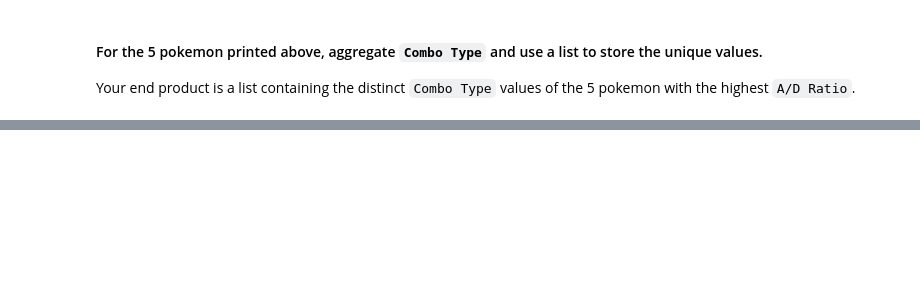
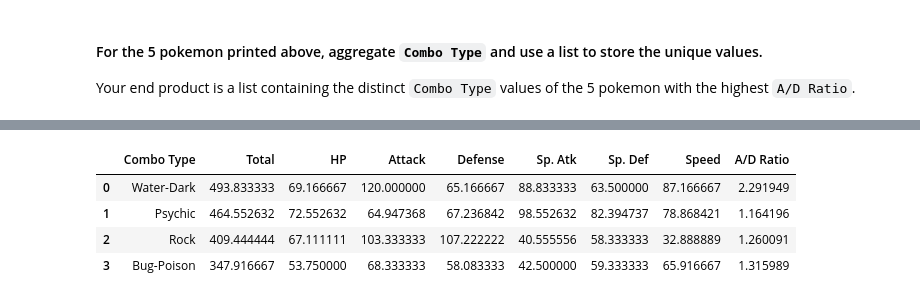
Before and after one commit to Malvagfr/dataptmad1121_labs, a Jupyter notebook: module-1/dataframe-calculations/your-code/challenge-1.ipynb, the cells around one changed output, grey strips where cells are left out. Saved outputs shown, nothing was run; the diff lists cells and outputs as text; code cells hidden in the pictures; blank space fills up the shorter version.

```diff
--- a/module-1/dataframe-calculations/your-code/challenge-1.ipynb
+++ b/module-1/dataframe-calculations/your-code/challenge-1.ipynb
@@ -118,0 +213,15 @@ Your output should look like below:
+# %%
+# your code here
+groupby_object=pokemon.groupby(pokemon['Combo Type'][pokemon['Combo Type'].isin(top_5_list)])
+# %%
+numeric_columns=['Total','HP','Attack','Defense','Sp. Atk','Sp. Def','Speed','A/D Ratio']
+# %%
+mean_scores = groupby_object[numeric_columns].mean().sort_values(by='Total', ascending=False).reset_index()
+# %%
+mean_scores
+# %% [output]
+|  | Combo Type | Total | HP | Attack | Defense | Sp. Atk | Sp. Def | Speed | A/D Ratio |
+| 0 | Water-Dark | 493.833333 | 69.166667 | 120.000000 | 65.166667 | 88.833333 | 63.500000 | 87.166667 | 2.291949 |
+| 1 | Psychic | 464.552632 | 72.552632 | 64.947368 | 67.236842 | 98.552632 | 82.394737 | 78.868421 | 1.164196 |
+| 2 | Rock | 409.444444 | 67.111111 | 103.333333 | 107.222222 | 40.555556 | 58.333333 | 32.888889 | 1.260091 |
+| 3 | Bug-Poison | 347.916667 | 53.750000 | 68.333333 | 58.083333 | 42.500000 | 59.333333 | 65.916667 | 1.315989 |
```
Also changed, not shown: parts of 21 cells of this notebook.
